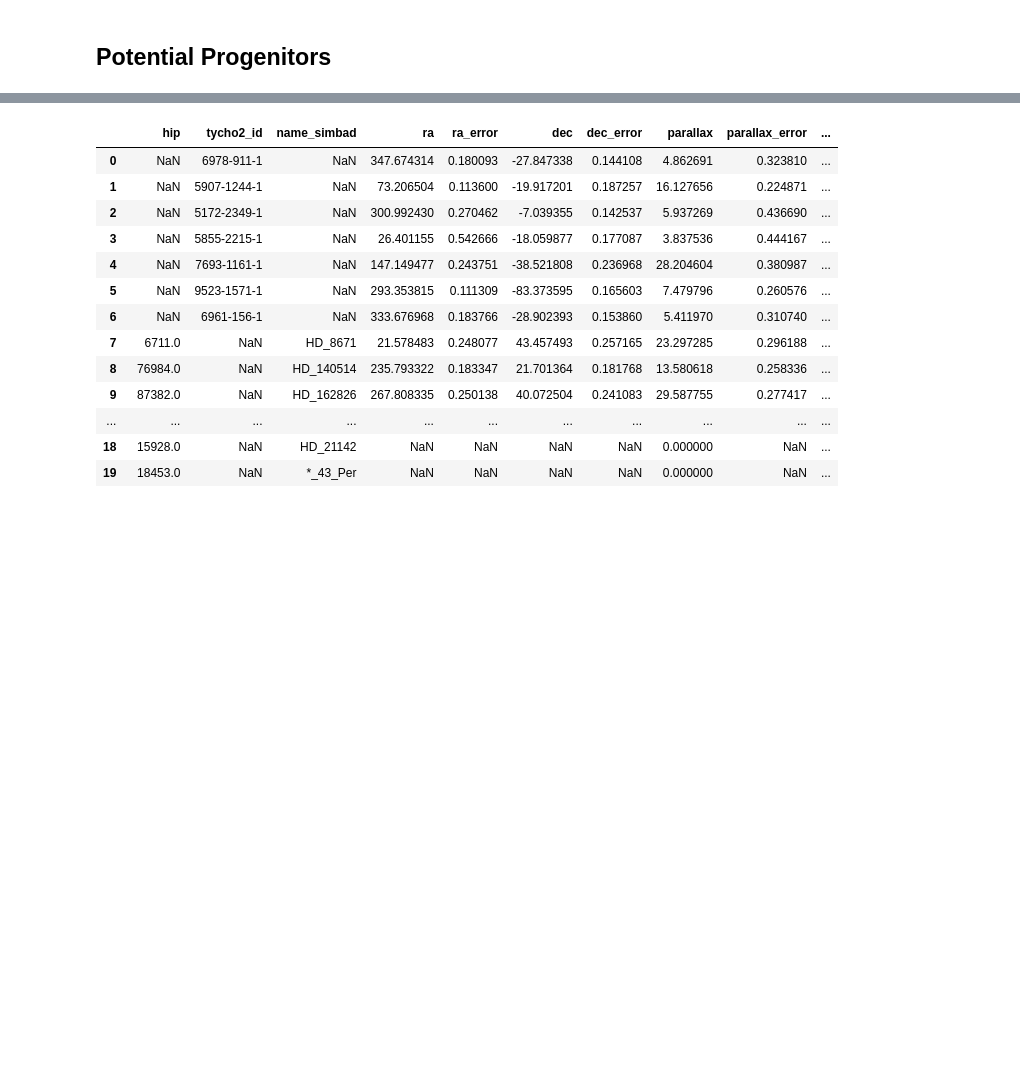
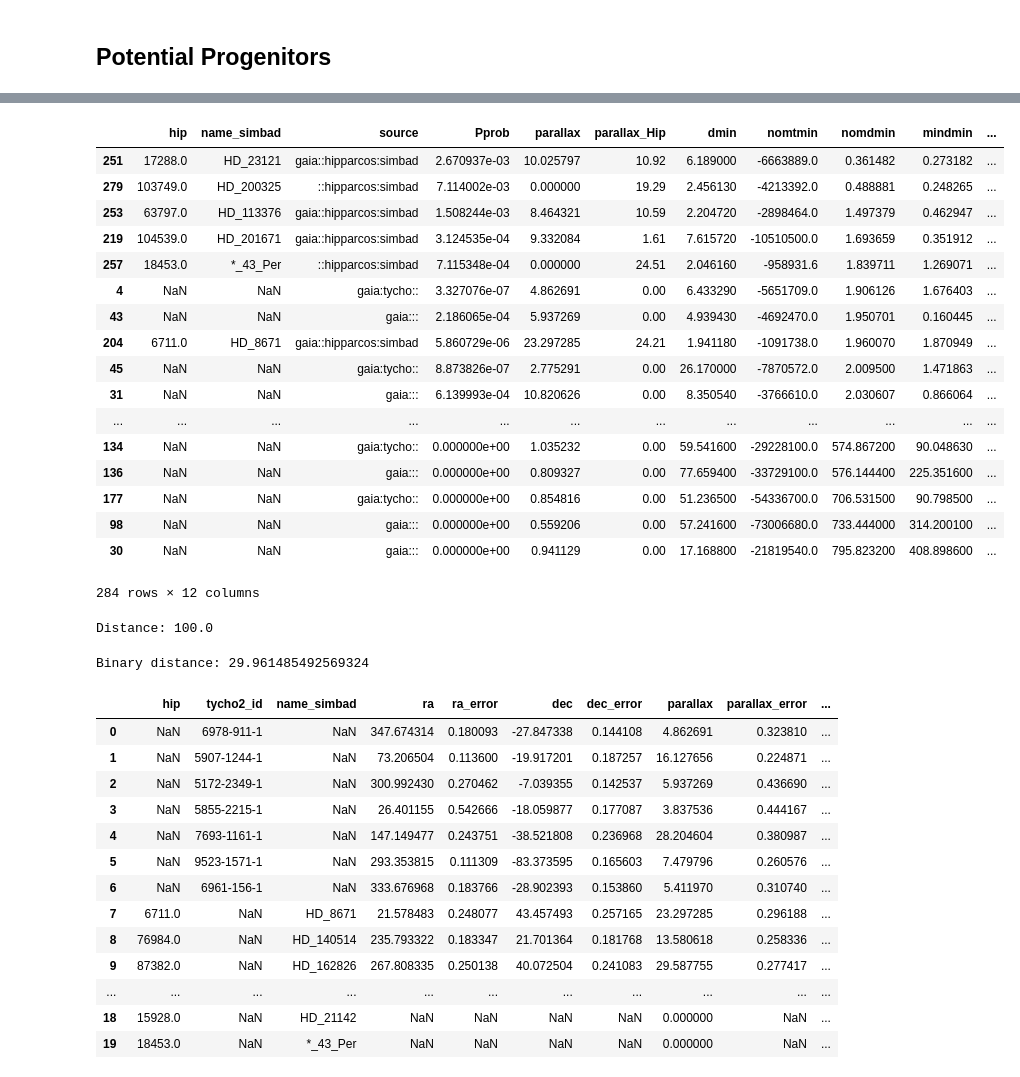
Before and after one commit to seap-udea/iWander, a Jupyter notebook: dev/analysis.ipynb, the cells around one changed output, grey strips where cells are left out. Drawn from its saved outputs; the diff is of its cells as text; code cells hidden in the pictures; blank space fills up the shorter version.

```diff
--- a/dev/analysis.ipynb
+++ b/dev/analysis.ipynb
@@ -497,4 +497,4 @@ ax.plot(xs,ys,zs)
 # %%
 #encounters=pd.read_csv(BD+"encounters.csv")
 candidates=pd.read_csv(BD+"candidates.csv")
-potential=pd.read_csv(BD+"potential.csv")
+progenitors=pd.read_csv(BD+"progenitors.csv")
@@ -521,3 +521,35 @@ potential[["hip","tycho2_id","name_simbad","source","dmin","dyndmin","dyntmin","
+# %%
+progenitors[["hip","name_simbad","source","Pprob","parallax","parallax_Hip","dmin","nomtmin","nomdmin","mindmin","maxdmin","velrelmin"]].sort_values(by="nomdmin")
+# %% [output]
+|  | hip | name_simbad | source | Pprob | parallax | parallax_Hip | dmin | nomtmin | nomdmin | mindmin | ... |
+| 251 | 17288.0 | HD_23121 | gaia::hipparcos:simbad | 2.670937e-03 | 10.025797 | 10.92 | 6.189000 | -6663889.0 | 0.361482 | 0.273182 | ... |
+| 279 | 103749.0 | HD_200325 | ::hipparcos:simbad | 7.114002e-03 | 0.000000 | 19.29 | 2.456130 | -4213392.0 | 0.488881 | 0.248265 | ... |
+| 253 | 63797.0 | HD_113376 | gaia::hipparcos:simbad | 1.508244e-03 | 8.464321 | 10.59 | 2.204720 | -2898464.0 | 1.497379 | 0.462947 | ... |
+| 219 | 104539.0 | HD_201671 | gaia::hipparcos:simbad | 3.124535e-04 | 9.332084 | 1.61 | 7.615720 | -10510500.0 | 1.693659 | 0.351912 | ... |
+| 257 | 18453.0 | *_43_Per | ::hipparcos:simbad | 7.115348e-04 | 0.000000 | 24.51 | 2.046160 | -958931.6 | 1.839711 | 1.269071 | ... |
+| 4 | NaN | NaN | gaia:tycho:: | 3.327076e-07 | 4.862691 | 0.00 | 6.433290 | -5651709.0 | 1.906126 | 1.676403 | ... |
+| 43 | NaN | NaN | gaia::: | 2.186065e-04 | 5.937269 | 0.00 | 4.939430 | -4692470.0 | 1.950701 | 0.160445 | ... |
+| 204 | 6711.0 | HD_8671 | gaia::hipparcos:simbad | 5.860729e-06 | 23.297285 | 24.21 | 1.941180 | -1091738.0 | 1.960070 | 1.870949 | ... |
+| 45 | NaN | NaN | gaia:tycho:: | 8.873826e-07 | 2.775291 | 0.00 | 26.170000 | -7870572.0 | 2.009500 | 1.471863 | ... |
+| 31 | NaN | NaN | gaia::: | 6.139993e-04 | 10.820626 | 0.00 | 8.350540 | -3766610.0 | 2.030607 | 0.866064 | ... |
+| ... | ... | ... | ... | ... | ... | ... | ... | ... | ... | ... | ... |
+| 134 | NaN | NaN | gaia:tycho:: | 0.000000e+00 | 1.035232 | 0.00 | 59.541600 | -29228100.0 | 574.867200 | 90.048630 | ... |
+| 136 | NaN | NaN | gaia::: | 0.000000e+00 | 0.809327 | 0.00 | 77.659400 | -33729100.0 | 576.144400 | 225.351600 | ... |
+| 177 | NaN | NaN | gaia:tycho:: | 0.000000e+00 | 0.854816 | 0.00 | 51.236500 | -54336700.0 | 706.531500 | 90.798500 | ... |
+| 98 | NaN | NaN | gaia::: | 0.000000e+00 | 0.559206 | 0.00 | 57.241600 | -73006680.0 | 733.444000 | 314.200100 | ... |
+| 30 | NaN | NaN | gaia::: | 0.000000e+00 | 0.941129 | 0.00 | 17.168800 | -21819540.0 | 795.823200 | 408.898600 | ... |
+284 rows × 12 columns
+# %%
+parallax=10.0
+d=1/(parallax*1e-3)
+print("Distance:",d)
+# %% [output]
+Distance: 100.0
+# %%
+dist=0.3/3600*np.pi/180*100*206000
+print("Binary distance:",dist)
+# %% [output]
+Binary distance: 29.961485492569324
 # %%
 potential[["hip","tycho2_id","name_simbad","ra","ra_error","dec","dec_error","parallax","parallax_error","pmra","pmra_error","pmdec","pmdec_error","RV","eRV","l","b"]]
 # %% [output]
```
Also changed, not shown: parts of 2 cells of this notebook, 4 other files.
